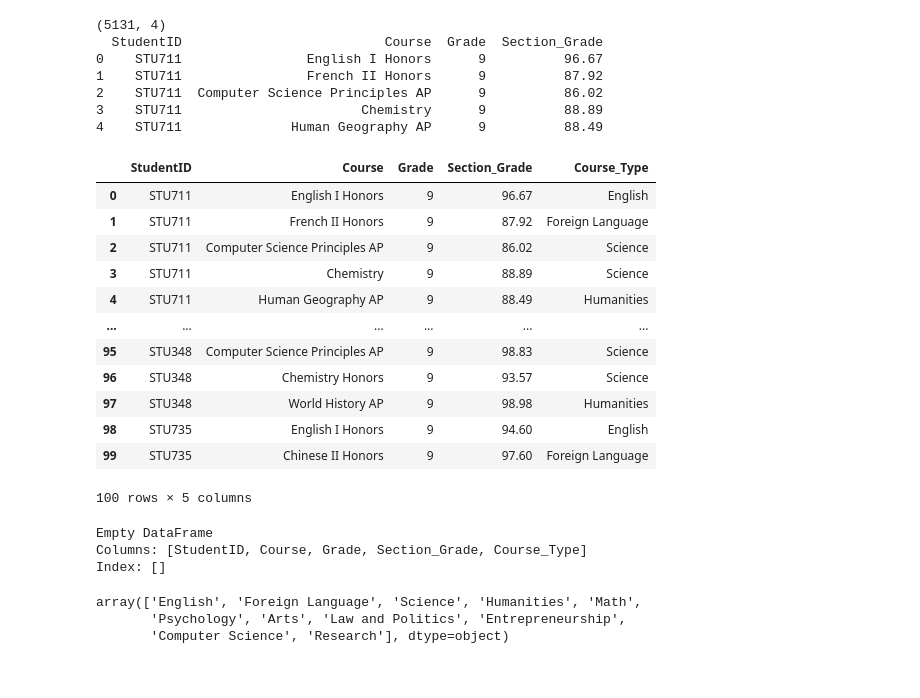
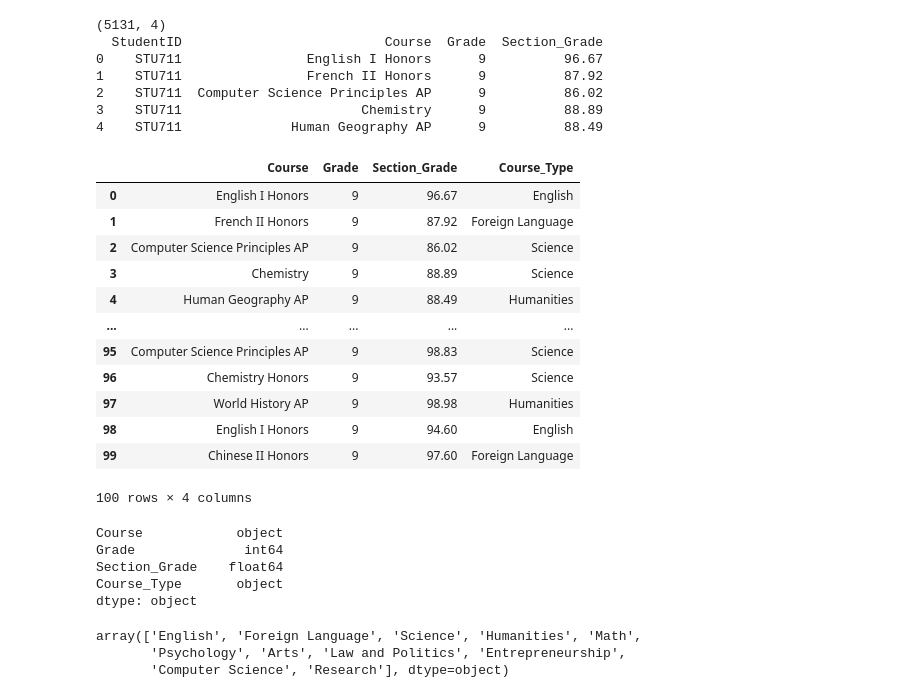
Before and after one commit to KellyPared/analizing_hscourse_data, a Jupyter notebook: Grade_Level_Predictions.ipynb, the cells around one changed output. Saved outputs shown, nothing was run; the diff lists cells and outputs as text; code cells hidden in the pictures.

```diff
--- a/Grade_Level_Predictions.ipynb
+++ b/Grade_Level_Predictions.ipynb
@@ -28,58 +33,65 @@ print(df.head())
 2    STU711  Computer Science Principles AP      9          86.02
 3    STU711                       Chemistry      9          88.89
 4    STU711              Human Geography AP      9          88.49
+# %%
+# Drop the non-beneficial columns.
+df = df.drop(columns='StudentID', axis=1)
 # %%
 
-new_df = pd.read_csv('Data_Set_9-12.csv')
+new_df = df.copy()
 
 keywords_to_course_type = {
     'french spanish german latin chinese': 'Foreign Language',
     'math algebra statistics geometry calculus': 'Math',
     'english writers literature shakespeare': 'English',
     'human government world history microeconomics': 'Humanities',
     'science astronomy biology physics anatomy chemistry': 'Science',
     'data computer artificial': "Computer Science",
     'capstone': "Research",
     'visual arts art music': 'Arts',
     'psychology great decisions': 'Psychology',
     'entrepreneurship': 'Entrepreneurship',
     'constitutional international politics':'Law and Politics'
 }
 
 def get_course_type(course):
     '''find words in keywords and assign'''
     for keyword, course_type in keywords_to_course_type.items():
         if any(word in course.lower() for word in keyword.split()):
             return course_type
     return 'unknown'
 
 # apply the function to the 'Course' column to create a new 'Course_Type' column
 new_df['Course_Type'] = new_df['Course'].apply(get_course_type)
 
 # display the updated dataframe
 new_df.head(100)
 # %% [output]
-|  | StudentID | Course | Grade | Section_Grade | Course_Type |
-| 0 | STU711 | English I Honors | 9 | 96.67 | English |
-| 1 | STU711 | French II Honors | 9 | 87.92 | Foreign Language |
-| 2 | STU711 | Computer Science Principles AP | 9 | 86.02 | Science |
-| 3 | STU711 | Chemistry | 9 | 88.89 | Science |
-| 4 | STU711 | Human Geography AP | 9 | 88.49 | Humanities |
-| ... | ... | ... | ... | ... | ... |
-| 95 | STU348 | Computer Science Principles AP | 9 | 98.83 | Science |
-| 96 | STU348 | Chemistry Honors | 9 | 93.57 | Science |
-| 97 | STU348 | World History AP | 9 | 98.98 | Humanities |
-| 98 | STU735 | English I Honors | 9 | 94.60 | English |
-| 99 | STU735 | Chinese II Honors | 9 | 97.60 | Foreign Language |
+|  | Course | Grade | Section_Grade | Course_Type |
+| 0 | English I Honors | 9 | 96.67 | English |
+| 1 | French II Honors | 9 | 87.92 | Foreign Language |
+| 2 | Computer Science Principles AP | 9 | 86.02 | Science |
+| 3 | Chemistry | 9 | 88.89 | Science |
+| 4 | Human Geography AP | 9 | 88.49 | Humanities |
+| ... | ... | ... | ... | ... |
+| 95 | Computer Science Principles AP | 9 | 98.83 | Science |
+| 96 | Chemistry Honors | 9 | 93.57 | Science |
+| 97 | World History AP | 9 | 98.98 | Humanities |
+| 98 | English I Honors | 9 | 94.60 | English |
+| 99 | Chinese II Honors | 9 | 97.60 | Foreign Language |
-100 rows × 5 columns
+100 rows × 4 columns
 # %%
 # find unknown data strings in the 'col1' column
-unknowns = new_df[new_df['Course_Type'] == 'unknown']
-print(unknowns)
+# unknowns = new_df[new_df['Course_Type'] == 'unknown']
+# print(unknowns)
-# %% [output]
-Empty DataFrame
-Columns: [StudentID, Course, Grade, Section_Grade, Course_Type]
-Index: []
+# %%
+new_df.dtypes
+# %% [output]
+Course            object
+Grade              int64
+Section_Grade    float64
+Course_Type       object
+dtype: object
 # %%
 new_df["Course_Type"].unique()
 # %% [output]
```
Also changed, not shown: parts of 24 cells of this notebook.
